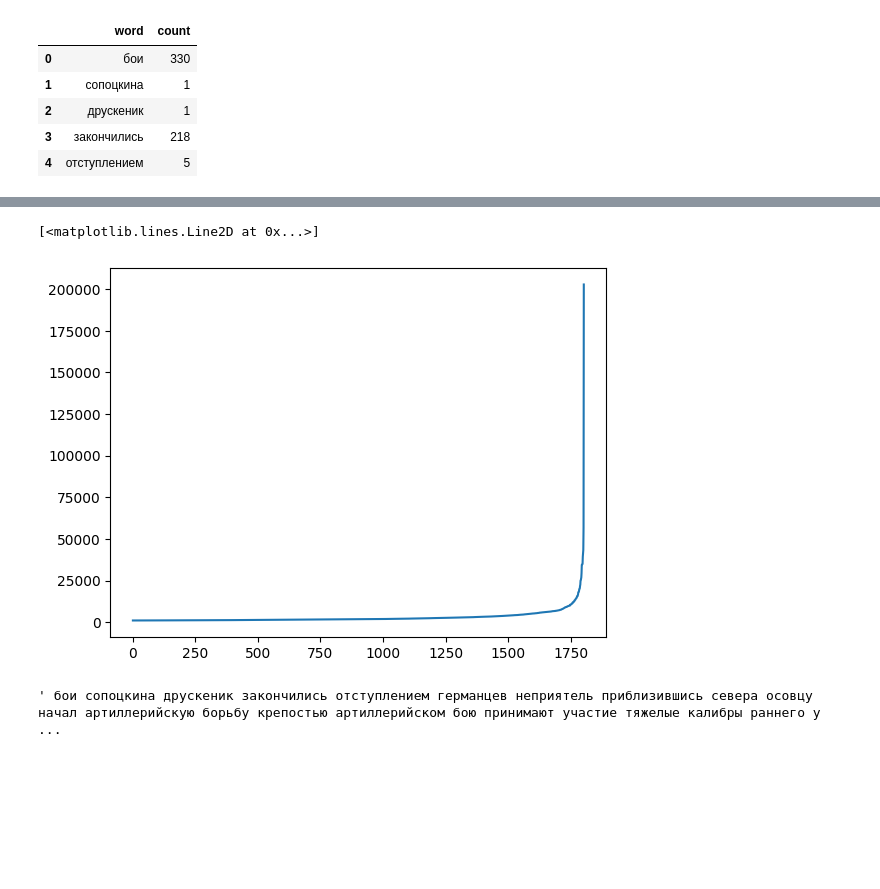
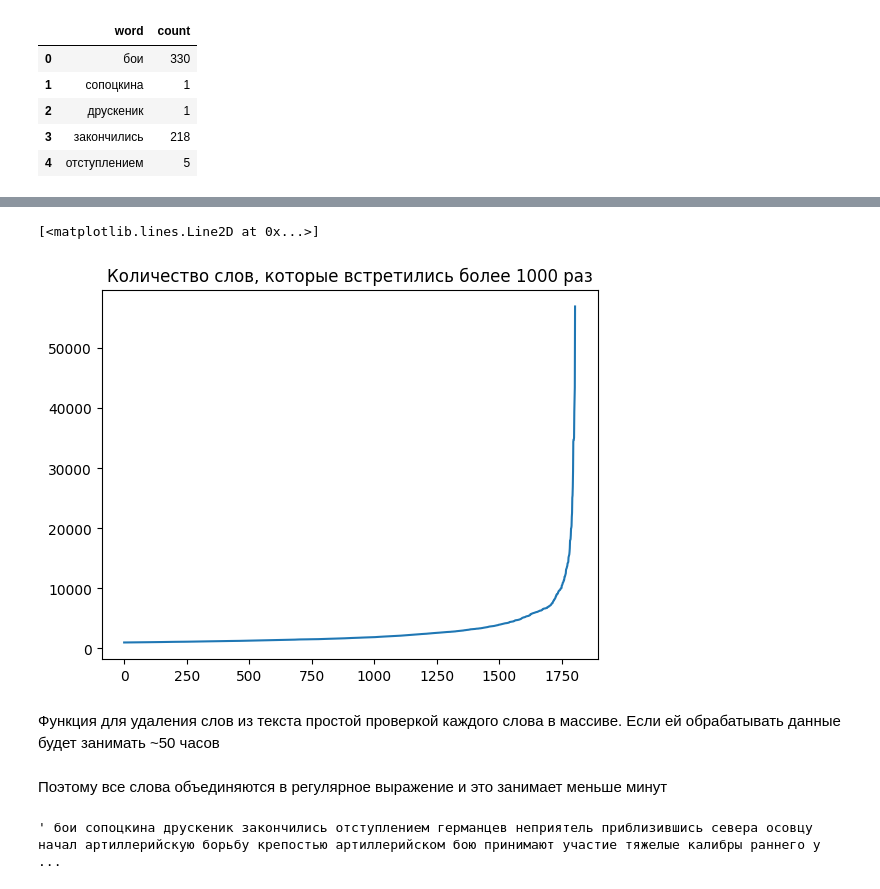
Before and after one commit to AlekseyBuzmakov/2023-TextAI, a Jupyter notebook: 2023_TextAI_Word2vec_v1.ipynb, the cells around one changed output, grey strips where cells are left out. Cells and saved outputs as stored; diff of their text form; code cells hidden in the pictures; blank space fills up the shorter version.

```diff
--- a/2023_TextAI_Word2vec_v1.ipynb
+++ b/2023_TextAI_Word2vec_v1.ipynb
@@ -244,0 +276,3 @@ freq.head()
+# %%
+freq.sort_values("count", inplace=True)
+freq.tail()
@@ -250,12 +292,17 @@ plt.plot(sorted(freq[freq["count"]<100]["count"].values))
 # %%
-plt.plot(sorted(freq[freq["count"]>1000]["count"].values))
+plt.title("Количество слов, которые встретились более 1000 раз")
+plt.plot(freq[freq["count"]>1000]["count"].values)
 # %% [output]
 [<matplotlib.lines.Line2D at 0x...>]
-[figure, old version]
+[figure, new version]
+# %% [markdown]
+Функция для удаления слов из текста простой проверкой каждого слова в массиве. Если ей обрабатывать данные будет занимать ~50 часов
 # %%
 def remove_rare_words(row, rare_words: List[str]) -> str:
     text = row["text"].split()
     return " ".join([word for word in text if word not in rare_words])
+# %% [markdown]
+Поэтому все слова объединяются в регулярное выражение и это занимает меньше минут
 # %%
 rare_words = [word.replace(" ", "") for word in freq[freq["count"]<10]["word"].values]
 rare_words_regex = re.compile("\b(?:" + "|".join(rare_words) + ")\b")
```
Also changed, not shown: parts of 43 cells of this notebook.
